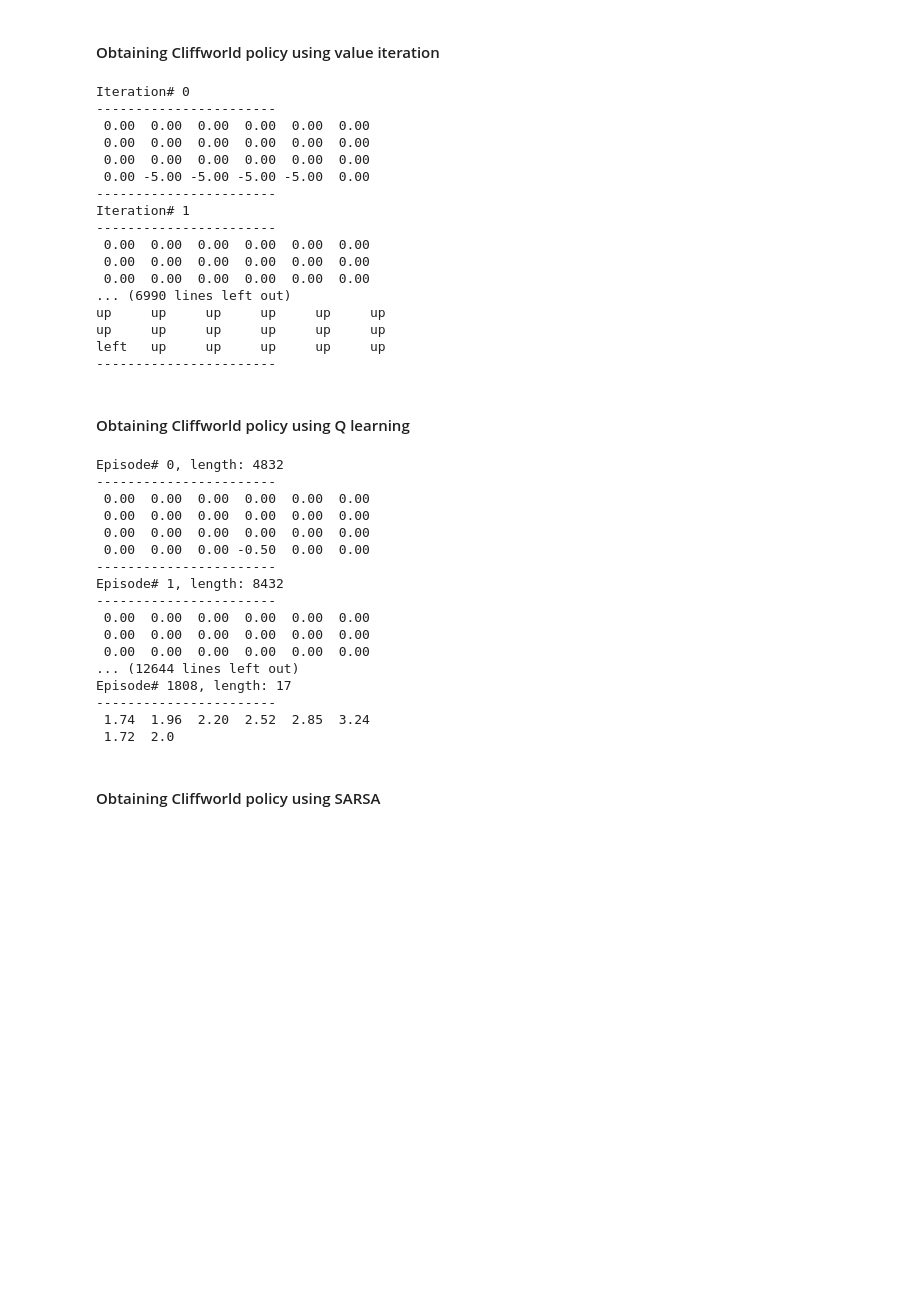
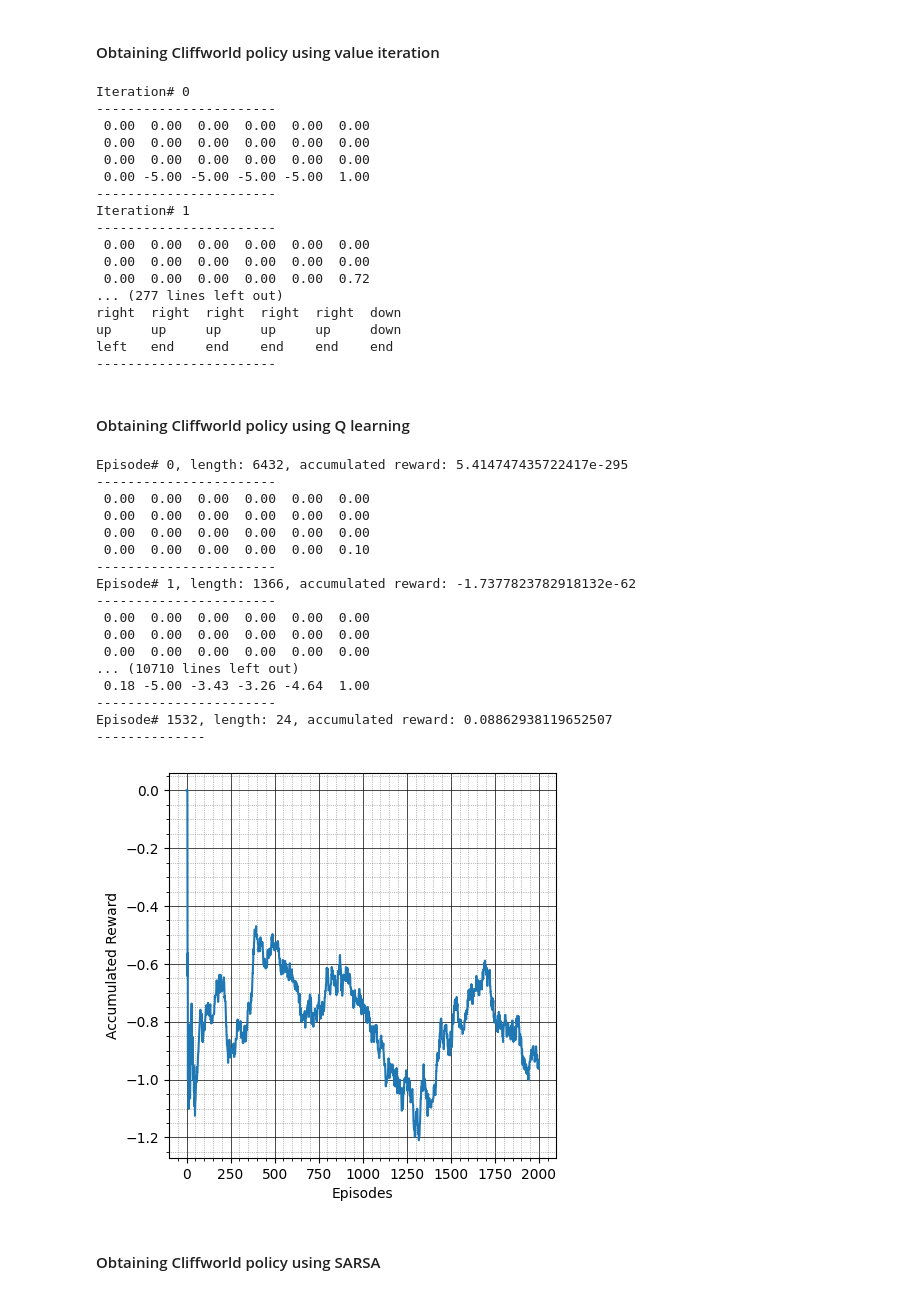
Before and after one commit to tsultan16/Reinforcement_Learning, a Jupyter notebook: grid_world.ipynb, the cells around one changed output. Cells and saved outputs as stored; diff of their text form; code cells hidden in the pictures; blank space fills up the shorter version.

```diff
--- a/grid_world.ipynb
+++ b/grid_world.ipynb
@@ -555,7 +573,7 @@ class CliffWorld(MDP):
         self.gamma = discount_factor
 
         # specify rewards
-        self.rewards =  {(1,0) : -5.0, (2,0) : -5.0, (3,0) : -5.0, (4,0) : -5.0, (5,0) : 0.0}
+        self.rewards =  {(1,0) : -5.0, (2,0) : -5.0, (3,0) : -5.0, (4,0) : -5.0, (5,0) : 1.0}
 
         # specify action cost
         self.action_cost = 0.0
@@ -606,24 +624,18 @@ class CliffWorld(MDP):
     # for given state-action pair, returns possible successor states along with their corresponding transition probabilities
     def get_transitions(self, state, action):
 
-        # if we're in exit state we can't go anywhere else, so the up,down,left,right actions not aviable
-        if state == self.exit:
-            if action == self.terminate:
-                return [(self.exit, 1.0)]
-            else:
-                return []
-
         # probability of not slipping
         straight = 1 - 2*self.noise
 
         transitions = []
         (x,y) = state
 
-
-        # if in terminal state, then in addition to up, down, left, right, we also haver the 'exit' action available
-        if state in self.terminal_states:
+        # if in terminal state or exit state, then only the 'terminate' action is available
+        if state in self.terminal_states or state == self.exit:
             if action == self.terminate:
                 return [(self.exit, 1.0)]
+            else:
+                return []
 
         # for non-terminal states, only up,down,left,right actions avaialable
         elif action == self.up:
@@ -730,7 +742,7 @@ class CliffWorld(MDP):
 # instantiate cliff world mdp object
 cw1 = CliffWorld()
 
-value_iteration(cw1, num_iters=1000, theta=0)
+value_iteration(cw1, num_iters=1000, theta=0.0001)
 
 # policy extraction
 pi1 = cw1.extract_policy()
@@ -750,59 +762,62 @@ Iteration# 0
  0.00  0.00  0.00  0.00  0.00  0.00
  0.00  0.00  0.00  0.00  0.00  0.00
  0.00  0.00  0.00  0.00  0.00  0.00
- 0.00 -5.00 -5.00 -5.00 -5.00  0.00
+ 0.00 -5.00 -5.00 -5.00 -5.00  1.00
 -----------------------
 Iteration# 1
 -----------------------
  0.00  0.00  0.00  0.00  0.00  0.00
  0.00  0.00  0.00  0.00  0.00  0.00
- 0.00  0.00  0.00  0.00  0.00  0.00
-... (6990 lines left out)
-up     up     up     up     up     up
-up     up     up     up     up     up
-left   up     up     up     up     up
+ 0.00  0.00  0.00  0.00  0.00  0.72
+... (277 lines left out)
+right  right  right  right  right  down
+up     up     up     up     up     down
+left   end    end    end    end    end
 -----------------------
 # %% [markdown]
 #### Obtaining Cliffworld policy using Q learning
 # %%
-cw2 = CliffWorld()
+cw2 = CliffWorld(discount_factor=0.9)
 
 # instantiate Q learner
 QL1 = QLearner(cw2, epsilon=0.2)
 
 # training
-QL1.train(episodes=3000, SARSA=False)
+episode_rewards = QL1.train(episodes=2000, SARSA=False)
 
 # policy extraction
 pi1 = cw2.extract_policy()
 
 print("-----------------------")
 for y in range(cw2.height-1, -1, -1):
     for x in range(cw2.width):
         if (x,y) in pi1:
             print(f"{pi1[(x,y)]:<6}", end=' ')
         else:
             print(f"{'None':<6}", end=' ')
     print("")
 print("-----------------------")
+
+plot_rewards(episode_rewards, window_size=150)
 # %% [output]
-Episode# 0, length: 4832
+Episode# 0, length: 6432, accumulated reward: 5.414747435722417e-295
 -----------------------
  0.00  0.00  0.00  0.00  0.00  0.00
  0.00  0.00  0.00  0.00  0.00  0.00
  0.00  0.00  0.00  0.00  0.00  0.00
- 0.00  0.00  0.00 -0.50  0.00  0.00
+ 0.00  0.00  0.00  0.00  0.00  0.10
 -----------------------
-Episode# 1, length: 8432
+Episode# 1, length: 1366, accumulated reward: -1.7377823782918132e-62
 -----------------------
  0.00  0.00  0.00  0.00  0.00  0.00
  0.00  0.00  0.00  0.00  0.00  0.00
  0.00  0.00  0.00  0.00  0.00  0.00
-... (12644 lines left out)
-Episode# 1808, length: 17
+... (10710 lines left out)
+ 0.18 -5.00 -3.43 -3.26 -4.64  1.00
 -----------------------
- 1.74  1.96  2.20  2.52  2.85  3.24
- 1.72  2.0
+Episode# 1532, length: 24, accumulated reward: 0.08862938119652507
+--------------
+[figure, added]
 # %% [markdown]
 #### Obtaining Cliffworld policy using SARSA
 # %%
```
Also changed, not shown: parts of 7 cells of this notebook.
